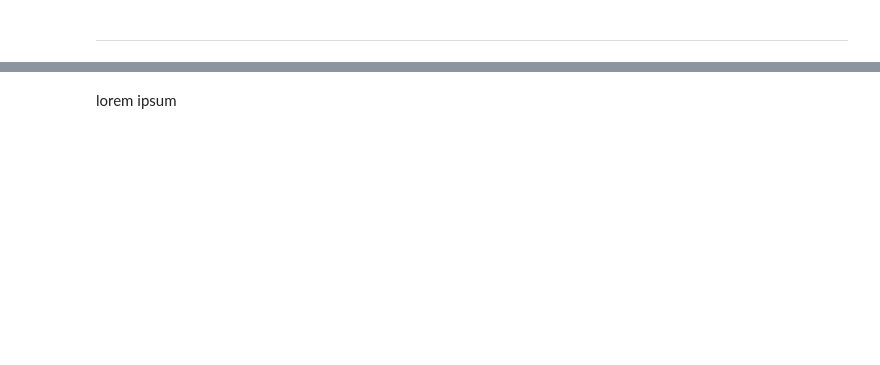
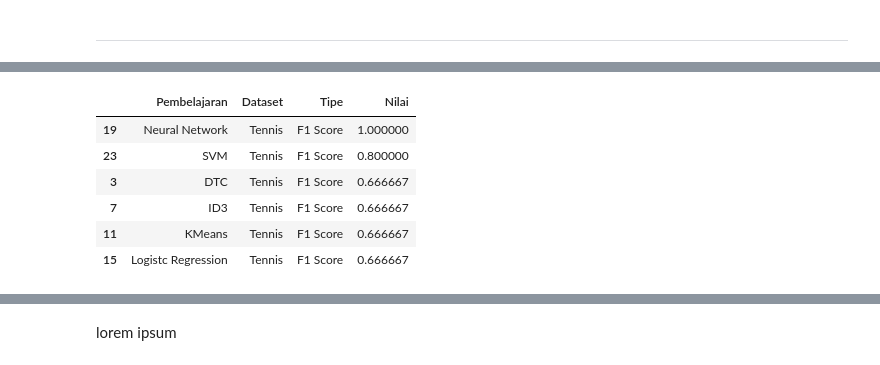
Before and after one commit to benidictusgalihmp/ML-Basic-DTL, a Jupyter notebook: src/main.ipynb, the cells around one changed output, grey strips where cells are left out. Cells and saved outputs as stored; diff of their text form; code cells hidden in the pictures; blank space fills up the shorter version.

```diff
--- a/src/main.ipynb
+++ b/src/main.ipynb
@@ -450,0 +651,11 @@ recap
+# %%
+tennis_recap = recap.loc[(recap['Dataset']=='Tennis') & (recap['Tipe']=='F1 Score')]
+tennis_recap.sort_values(by=['Nilai'], ascending=False)
+# %% [output]
+|  | Pembelajaran | Dataset | Tipe | Nilai |
+| 19 | Neural Network | Tennis | F1 Score | 1.000000 |
+| 23 | SVM | Tennis | F1 Score | 0.800000 |
+| 3 | DTC | Tennis | F1 Score | 0.666667 |
+| 7 | ID3 | Tennis | F1 Score | 0.666667 |
+| 11 | KMeans | Tennis | F1 Score | 0.666667 |
+| 15 | Logistc Regression | Tennis | F1 Score | 0.666667 |
```
Also changed, not shown: parts of 52 cells of this notebook, 3 other files.
